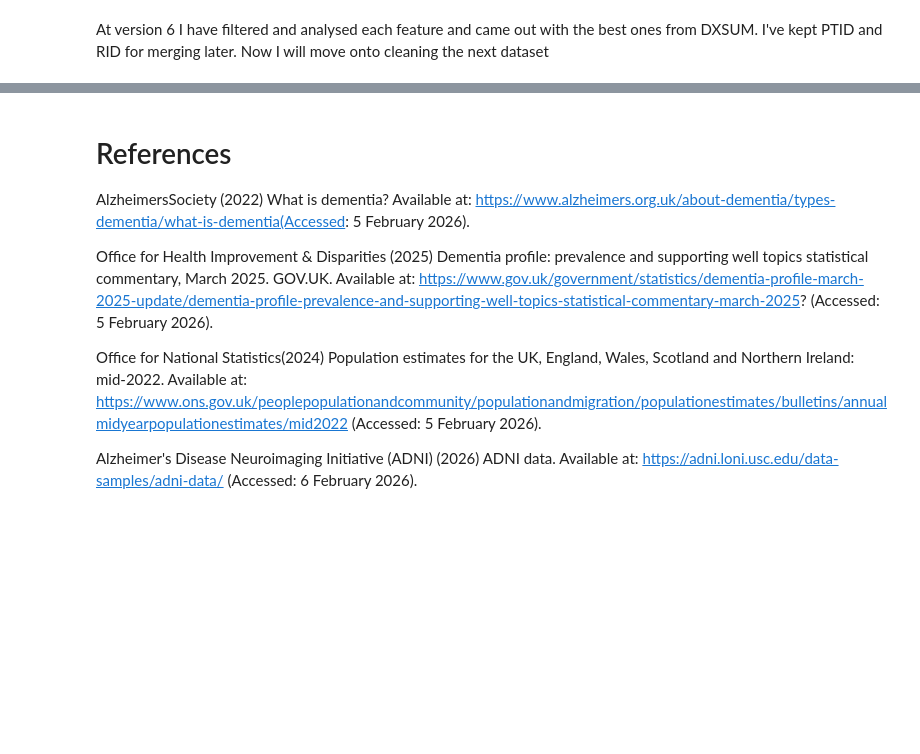
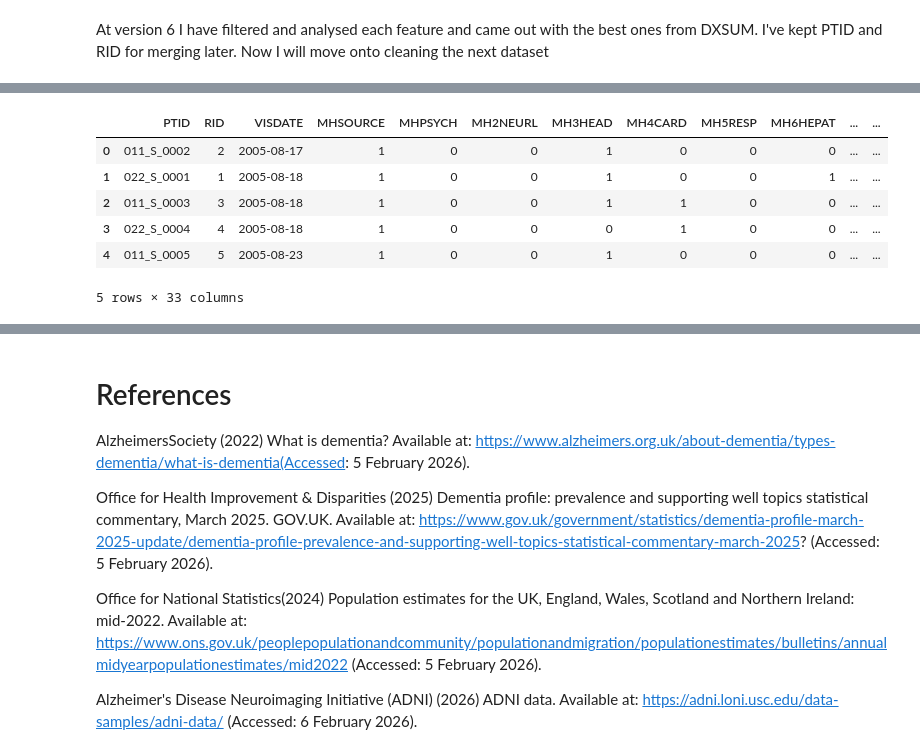
Before and after one commit to Unbreakable60000/DementiaDetection, a Jupyter notebook: model.ipynb, the cells around one changed output, grey strips where cells are left out. Drawn from its saved outputs; the diff is of its cells as text; code cells hidden in the pictures; blank space fills up the shorter version.

```diff
--- a/model.ipynb
+++ b/model.ipynb
@@ -718,0 +809,11 @@ At version 6 I have filtered and analysed each feature and came out with the bes
+# %%
+MEDHISTDFV2 =MEDHISTDF.drop(["PHASE","VISCODE","VISCODE2","MH16CSMOK","MH16ASMOK","MH16BSMOK",], axis=1)
+MEDHISTDFV2.head()
+# %% [output]
+|  | PTID | RID | VISDATE | MHSOURCE | MHPSYCH | MH2NEURL | MH3HEAD | MH4CARD | MH5RESP | MH6HEPAT | ... | ... |
+| 0 | 011_S_0002 | 2 | 2005-08-17 | 1 | 0 | 0 | 1 | 0 | 0 | 0 | ... | ... |
+| 1 | 022_S_0001 | 1 | 2005-08-18 | 1 | 0 | 0 | 1 | 0 | 0 | 1 | ... | ... |
+| 2 | 011_S_0003 | 3 | 2005-08-18 | 1 | 0 | 0 | 1 | 1 | 0 | 0 | ... | ... |
+| 3 | 022_S_0004 | 4 | 2005-08-18 | 1 | 0 | 0 | 0 | 1 | 0 | 0 | ... | ... |
+| 4 | 011_S_0005 | 5 | 2005-08-23 | 1 | 0 | 0 | 1 | 0 | 0 | 0 | ... | ... |
+5 rows × 33 columns
```
Also changed, not shown: parts of 29 cells of this notebook.
